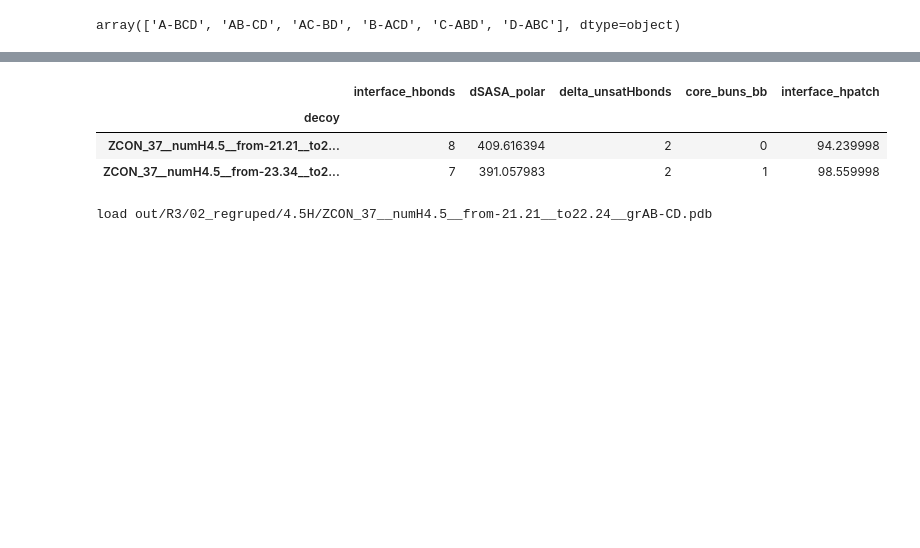
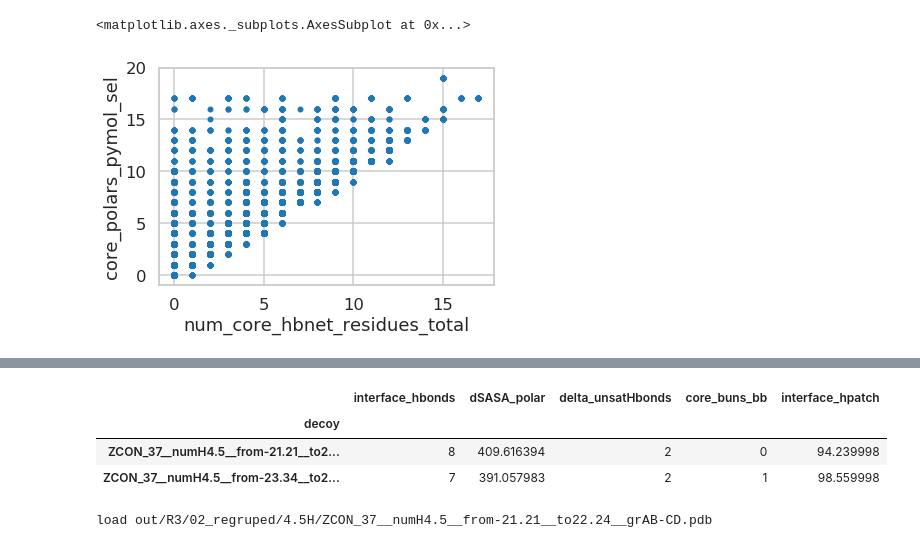
Before and after one commit to ajasja/truncator, a Jupyter notebook: 25_picks_for_reloop.ipynb, the cells around one changed output, grey strips where cells are left out. Drawn from its saved outputs; the diff is of its cells as text; code cells hidden in the pictures; blank space fills up the shorter version.

```diff
--- a/25_picks_for_reloop.ipynb
+++ b/25_picks_for_reloop.ipynb
@@ -46,9 +72,30 @@ Wall time: 14min 21s
+# %%
+sc['seq'] = sc.chA_sequence +  sc.chB_sequence
+sc['seq_core'] = sc.core_chA_sequence +  sc.core_chB_sequence
+# %%
+sc['nres'] = sc.seq.str.len()
+sc['ala_count'] = sc.seq_core.str.count('A')
+sc['met_count'] = sc.seq_core.str.count('M')
+sc['phe_count'] = sc.seq_core.str.count('F')
+sc['tyr_count'] = sc.seq_core.str.count('Y')
+sc['trp_count'] = sc.seq_core.str.count('W')
+sc['his_count'] = sc.seq_core.str.count('H')
+sc['score_per_res'] = sc.total_score/sc.nres
+sc['hbnet_res_count'] = sc.seq.str.count('(N|Q|T|W|Y|S|H)')
+# %%
+sc['core_polars_pymol_sel'] = sc.core_polars_pymol_selection.str.count(r'\d+')
+sc['core_polars']  = sc.seq_core.str.count('(N|Q|T|W|Y|S|H|D|E|R|K)')
 # %%
 sc['frx_total_exposed_hydrophobics']=sc['total_exposed_hydrophobics']/sc['total_SASA']
 sc['chA_frx_total_exposed_hydrophobics']=sc['chA_exposed_hydrophobics']/sc['chA_SASA']
 sc['chB_frx_total_exposed_hydrophobics']=sc['chB_exposed_hydrophobics']/sc['chB_SASA']
 sc['interface_hpatch']=-sc['total_hpatch_score']+sc['chA_hpatch_score']+sc['chB_hpatch_score']
 sc['interface_exposed_hydrophobics']=-sc['total_exposed_hydrophobics']+sc['chA_exposed_hydrophobics']+sc['chB_exposed_hydrophobics']
+sc['interface_hydrophobic_SASA']=-sc['total_hydrophobic_SASA']+sc['chA_hydrophobic_SASA']+sc['chB_hydrophobic_SASA']
+sc['interface_SASA']=-sc['total_SASA']+sc['chA_SASA']+sc['chB_SASA']
+sc['interface_polar_SASA']=-sc['total_polar_SASA']+sc['chA_polar_SASA']+sc['chB_polar_SASA']
+
+sc['frx_interface_polar_SASA']=sc['interface_polar_SASA']/sc['interface_SASA']
 sc['num_core_hbnet_residues_total']=sc['num_core_hbnet_residues_chA']+sc['num_core_hbnet_residues_chB']
 sc['num_core_total']=sc['num_core_chA']+sc['num_core_chB']
 # %%
@@ -93,6 +132,7 @@ list(sc.columns);
-# %%
-sc.gr.unique()
-# %% [output]
-array(['A-BCD', 'AB-CD', 'AC-BD', 'B-ACD', 'C-ABD', 'D-ABC'], dtype=object)
+# %%
+sc.plot.scatter('num_core_hbnet_residues_total', 'core_polars_pymol_sel')
+# %% [output]
+<matplotlib.axes._subplots.AxesSubplot at 0x...>
+[figure, added]
 # %%
 #q = sc.query("base=='ZCON_37' and gr=='D-ABC' and crystal==1 and numH==4.5 and dSASA_polar>300").sort_values(by="interface_hbonds", ascending=False).groupby('base').head(5)
```
Also changed, not shown: parts of 24 cells of this notebook, 17 other files.
